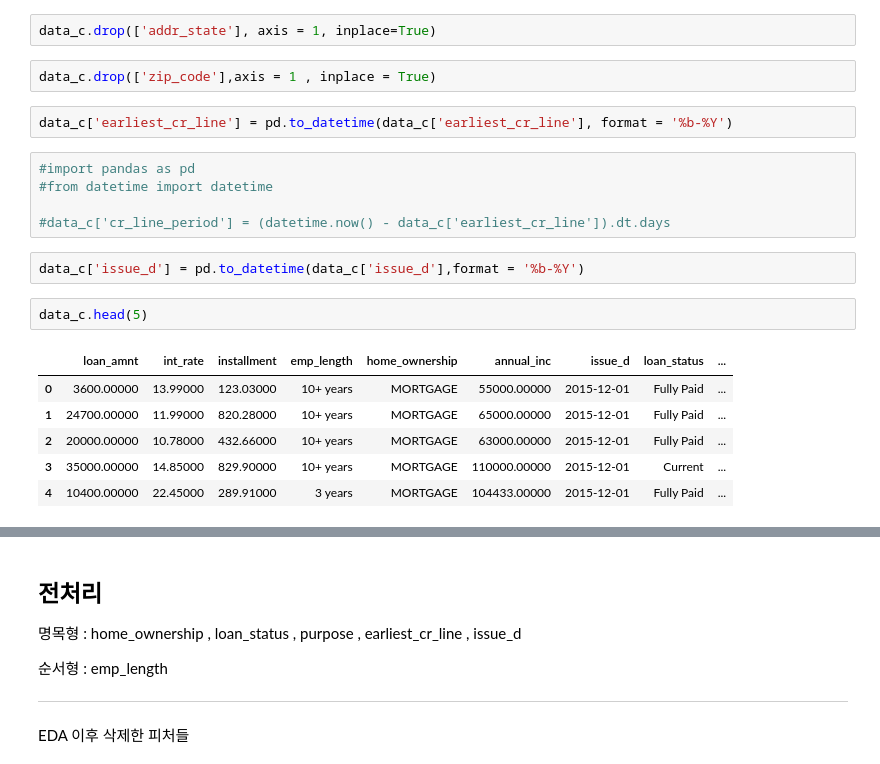
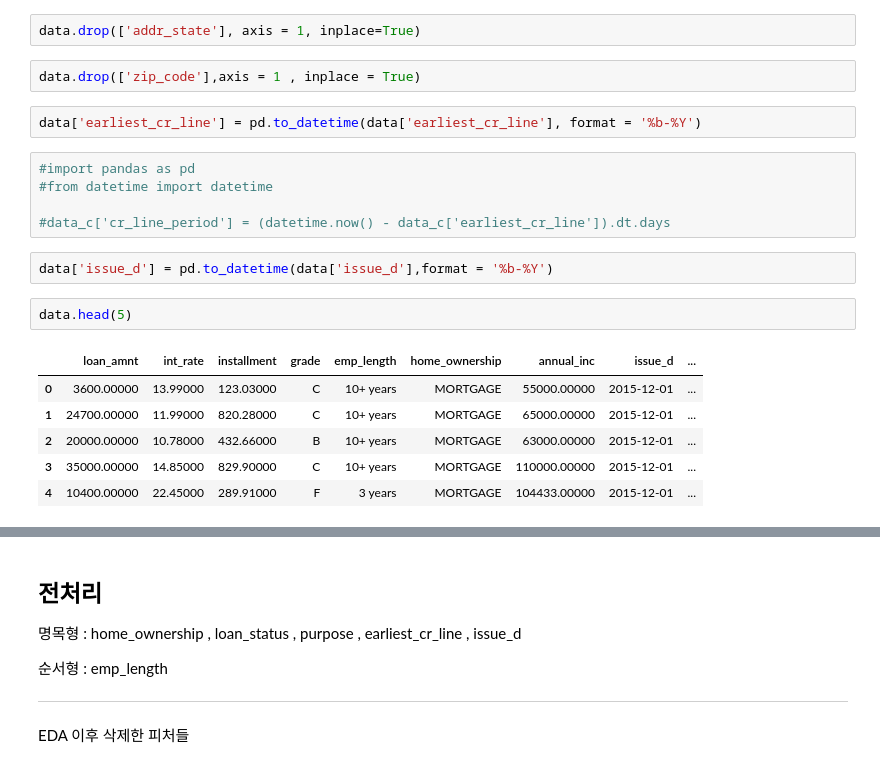
Before and after one commit to jiyoungeeeeeeeeeeeeeeeeeeeee/MLOps, a Jupyter notebook: train.ipynb, the cells around one changed output, grey strips where cells are left out. Cells and saved outputs as stored; diff of their text form.

```diff
--- a/train.ipynb
+++ b/train.ipynb
@@ -313,24 +304,24 @@ data_c
 # %% [markdown]
 ## data 전처리
 # %%
-data_c.drop(['addr_state'], axis = 1, inplace=True)
+data.drop(['addr_state'], axis = 1, inplace=True)
 # %%
-data_c.drop(['zip_code'],axis = 1 , inplace = True)
+data.drop(['zip_code'],axis = 1 , inplace = True)
 # %%
-data_c['earliest_cr_line'] = pd.to_datetime(data_c['earliest_cr_line'], format = '%b-%Y')
+data['earliest_cr_line'] = pd.to_datetime(data['earliest_cr_line'], format = '%b-%Y')
 # %%
 #import pandas as pd
 #from datetime import datetime
 
 #data_c['cr_line_period'] = (datetime.now() - data_c['earliest_cr_line']).dt.days
 # %%
-data_c['issue_d'] = pd.to_datetime(data_c['issue_d'],format = '%b-%Y')
+data['issue_d'] = pd.to_datetime(data['issue_d'],format = '%b-%Y')
 # %%
-data_c.head(5)
+data.head(5)
 # %% [output]
-|  | loan_amnt | int_rate | installment | emp_length | home_ownership | annual_inc | issue_d | loan_status | ... |
-| 0 | 3600.00000 | 13.99000 | 123.03000 | 10+ years | MORTGAGE | 55000.00000 | 2015-12-01 | Fully Paid | ... |
-| 1 | 24700.00000 | 11.99000 | 820.28000 | 10+ years | MORTGAGE | 65000.00000 | 2015-12-01 | Fully Paid | ... |
-| 2 | 20000.00000 | 10.78000 | 432.66000 | 10+ years | MORTGAGE | 63000.00000 | 2015-12-01 | Fully Paid | ... |
-| 3 | 35000.00000 | 14.85000 | 829.90000 | 10+ years | MORTGAGE | 110000.00000 | 2015-12-01 | Current | ... |
-| 4 | 10400.00000 | 22.45000 | 289.91000 | 3 years | MORTGAGE | 104433.00000 | 2015-12-01 | Fully Paid | ... |
+|  | loan_amnt | int_rate | installment | grade | emp_length | home_ownership | annual_inc | issue_d | ... |
+| 0 | 3600.00000 | 13.99000 | 123.03000 | C | 10+ years | MORTGAGE | 55000.00000 | 2015-12-01 | ... |
+| 1 | 24700.00000 | 11.99000 | 820.28000 | C | 10+ years | MORTGAGE | 65000.00000 | 2015-12-01 | ... |
+| 2 | 20000.00000 | 10.78000 | 432.66000 | B | 10+ years | MORTGAGE | 63000.00000 | 2015-12-01 | ... |
+| 3 | 35000.00000 | 14.85000 | 829.90000 | C | 10+ years | MORTGAGE | 110000.00000 | 2015-12-01 | ... |
+| 4 | 10400.00000 | 22.45000 | 289.91000 | F | 3 years | MORTGAGE | 104433.00000 | 2015-12-01 | ... |
```
Also changed, not shown: parts of 38 cells of this notebook.
